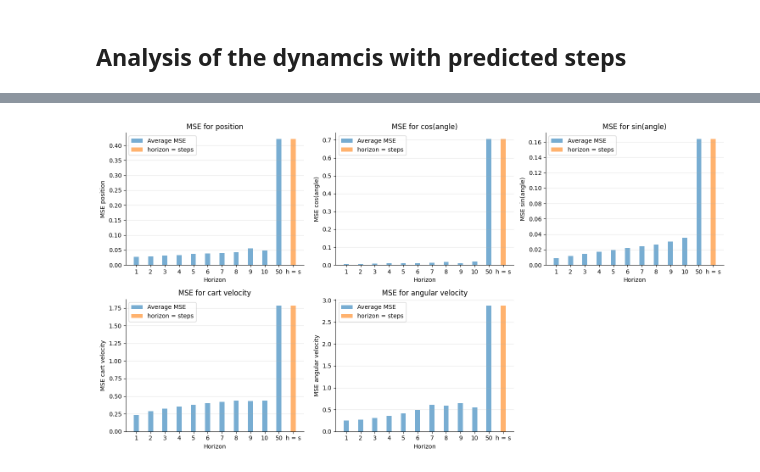
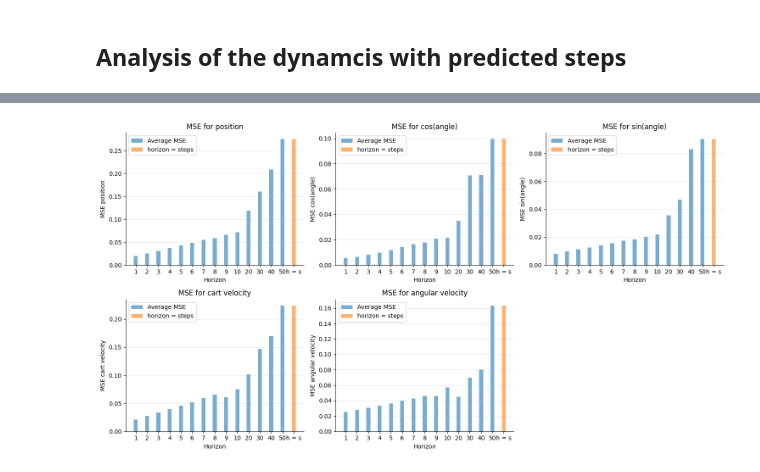
Before and after one commit to dynamical-inference/tdmpc2, a Jupyter notebook: analysis/26-01-05-analysis_dynamics_model_autonomous_500kcheckpoint.ipynb, the cells around one changed output, grey strips where cells are left out. Saved outputs shown, nothing was run; the diff lists cells and outputs as text; code cells hidden in the pictures.

```diff
--- a/analysis/26-01-05-analysis_dynamics_model_autonomous_500kcheckpoint.ipynb
+++ b/analysis/26-01-05-analysis_dynamics_model_autonomous_500kcheckpoint.ipynb
@@ -213,6 +260,6 @@ def run_dynamics_model_in_steps(agent, env, initial_state, n_steps=100, k=10):
 # %%
 intital_positions = [0]
-initial_angles = np.linspace(0, 360, 11)
+initial_angles = np.linspace(0, 360, 11)[1:-1]
 steps_to_run = 50
 
 results = {}
@@ -238,7 +285,7 @@ for initial_position, initial_angle in tqdm(
     obs_predicted = probe.predict(z_predicted)
 
     dict_results_steps = {}
-    for k in list(range(1, 10 + 1)) + [50]:
+    for k in list(range(1, 10 + 1)) + [20] + [30] + [40] + [50]:
         z_predicted_steps, obs_true_steps = run_dynamics_model_in_steps(
             agent, env, initial_state, n_steps=steps_to_run, k=k)
         obs_predicted_steps = probe.predict(z_predicted_steps)
@@ -249,7 +296,7 @@ for initial_position, initial_angle in tqdm(
     errors_latent = (abs(z_true - z_predicted)).mean(1)
     errors_physical = (abs(obs_true - obs_predicted)).mean(1)
     error_physical_per_dim = [
-        ((obs_true[:, i] - obs_predicted[:, i])**2).mean() for i in range(5)
+        (abs(obs_true[:, i] - obs_predicted[:, i])).mean() for i in range(5)
     ]
     error_latent_per_dim = [
         (abs(z_true[:, i] - z_predicted[:, i])).mean() for i in range(512)
@@ -264,6 +311,9 @@ for initial_position, initial_angle in tqdm(
     ]
     variance_z_true_per_dim = np.var(z_true, axis=0)
     variance_z_predicted_per_dim = np.var(z_predicted, axis=0)
+    variance_obs_true_per_dim = np.var(obs_true, axis=0)
+    variance_obs_predicted_per_dim = np.var(obs_predicted, axis=0)
+
     results[(initial_position, initial_angle)] = {
         'obs_true': obs_true,
         'obs_predicted': obs_predicted,
@@ -280,6 +330,8 @@ for initial_position, initial_angle in tqdm(
         'r2_latent_per_dim': r2_latent_per_dim,
         'variance_z_true_per_dim': variance_z_true_per_dim,
         'variance_z_predicted_per_dim': variance_z_predicted_per_dim,
+        'variance_obs_true_per_dim': variance_obs_true_per_dim,
+        'variance_obs_predicted_per_dim': variance_obs_predicted_per_dim,
     }
 # %%
 # Stack all z_true and obs_true for this checkpoint
@@ -457,11 +484,13 @@ steps_to_plot = 100
 fig, (ax1, ax2) = plt.subplots(1, 2, figsize=(12, 4))
 
 for i in range(5):
-    ax1.plot(obs_predicted[:steps_to_plot, i], label=variable_names[i])
+    ax1.plot(results[(0, 72)]['obs_predicted'][:steps_to_plot, i],
+             label=variable_names[i])
 ax1.set_title('Predicted')
 
 for i in range(5):
-    ax2.plot(obs_true[:steps_to_plot, i], label=variable_names[i])
+    ax2.plot(results[(0, 72)]['obs_true'][:steps_to_plot, i],
+             label=variable_names[i])
 ax2.set_title('Actual')
 plt.legend()
 plt.tight_layout()
@@ -580,22 +609,24 @@ plt.show()
 # %% [markdown]
 ## Analysis of the dynamcis with predicted steps
+# %%
+angle_to_analyze = 324
 # %%
 # Store results for each prediction horizon
-prediction_horizons = list(range(1, 10 + 1)) + [50]
+prediction_horizons = list(range(1, 10 + 1)) + [20] + [30] + [40] + [50]
 metrics_by_horizon = {}
 
 for horizon in prediction_horizons:
-    z_pred = results[(0, 108)][f'z_predicted_steps_{horizon}']
-    obs_pred = results[(0, 108)][f'obs_predicted_steps_{horizon}']
-    obs_true = results[(0, 108)][f'obs_true']
+    z_pred = results[(0, angle_to_analyze)][f'z_predicted_steps_{horizon}']
+    obs_pred = results[(0, angle_to_analyze)][f'obs_predicted_steps_{horizon}']
+    obs_true = results[(0, angle_to_analyze)][f'obs_true']
 
-    errors_latent = ((z_true - z_pred)**2).mean(1)
-    errors_physical = ((obs_true - obs_pred)**2).mean(1)
+    errors_latent = (abs(z_true - z_pred)).mean(1)
+    errors_physical = (abs(obs_true - obs_pred)).mean(1)
     error_physical_per_dim = [
-        ((obs_true[:, i] - obs_pred[:, i])**2).mean() for i in range(5)
+        (abs(obs_true[:, i] - obs_pred[:, i])).mean() for i in range(5)
     ]
     error_latent_per_dim = [
-        ((z_true[:, i] - z_pred[:, i])**2).mean() for i in range(512)
+        (abs(z_true[:, i] - z_pred[:, i])).mean() for i in range(512)
     ]
     r2_physical = r2_score(obs_true, obs_pred)
     r2_physical_per_dim = [
@@ -639,10 +670,6 @@ variable_names = {
     3: 'cart velocity',
     4: 'angular velocity'
 }
-
-# Use the same initial condition as in cell 24
-initial_position = 0
-initial_angle = 108
 
 fig, axes = plt.subplots(2, 3, figsize=(15, 8))
 axes = axes.flatten()
@@ -659,34 +686,35 @@ for dim in range(5):
     ax = axes[dim]
 
     # Get the single trajectory error for this dimension
-    single_trajectory_error = results[(0, 108)]['error_physical_per_dim'][dim]
+    single_trajectory_error = results[(
+        0, angle_to_analyze)]['error_physical_per_dim'][dim]
 
     # Create bar positions
     x = np.arange(len(horizons_list))
     width = 0.35
 
     # Plot bars for average MSE
     ax.bar(x, mse_per_horizon_list, width, label='Average MSE', alpha=0.6)
 
     # Plot single bar for single trajectory to the right
     ax.bar(len(horizons_list),
            single_trajectory_error,
            width,
            label='horizon = steps',
            alpha=0.6)
 
     ax.set_xlabel('Horizon')
     ax.set_ylabel(f'MSE {variable_names[dim]}')
     ax.set_title(f'MSE for {variable_names[dim]}')
     ax.set_xticks(list(x) + [len(horizons_list)])
     ax.set_xticklabels(horizons_list + ['h = s'])
     ax.legend()
     ax.grid(True, alpha=0.3, axis='y')
 
 # Hide the extra subplot
 axes[5].axis('off')
 sns.despine()
 plt.tight_layout()
 plt.show()
 # %% [output]
-[figure, old version]
+[figure, new version]
```
Also changed, not shown: parts of 32 cells of this notebook.
